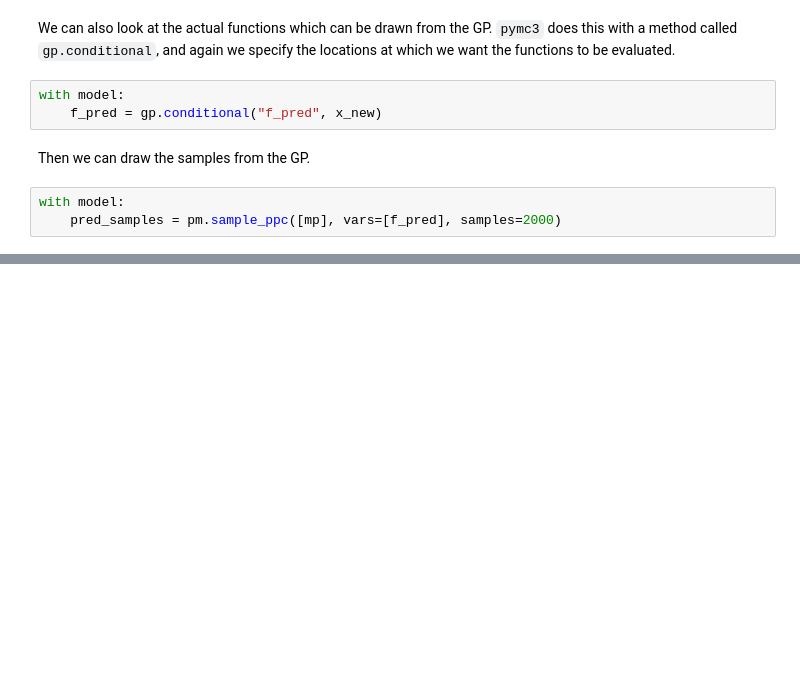
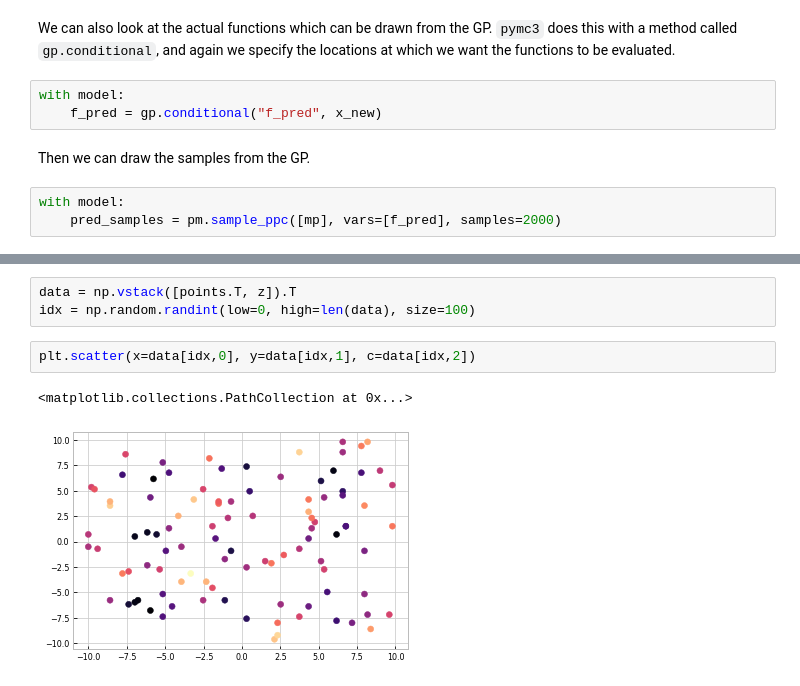
Before and after one commit to transientlunatic/gp-tutorial, a Jupyter notebook: chapters/3. Gaussian Process.ipynb, the cells around one changed output, grey strips where cells are left out. Drawn from its saved outputs; the diff is of its cells as text; blank space fills up the shorter version.

```diff
--- a/chapters/3. Gaussian Process.ipynb
+++ b/chapters/3. Gaussian Process.ipynb
@@ -128,0 +156,8 @@ plt.title("Posterior distribution over $f(x)$ at the observed values"); plt.lege
+# %%
+data = np.vstack([points.T, z]).T
+idx = np.random.randint(low=0, high=len(data), size=100)
+# %%
+plt.scatter(x=data[idx,0], y=data[idx,1], c=data[idx,2])
+# %% [output]
+<matplotlib.collections.PathCollection at 0x...>
+[figure, added]
```
Also changed, not shown: parts of 22 cells of this notebook.
